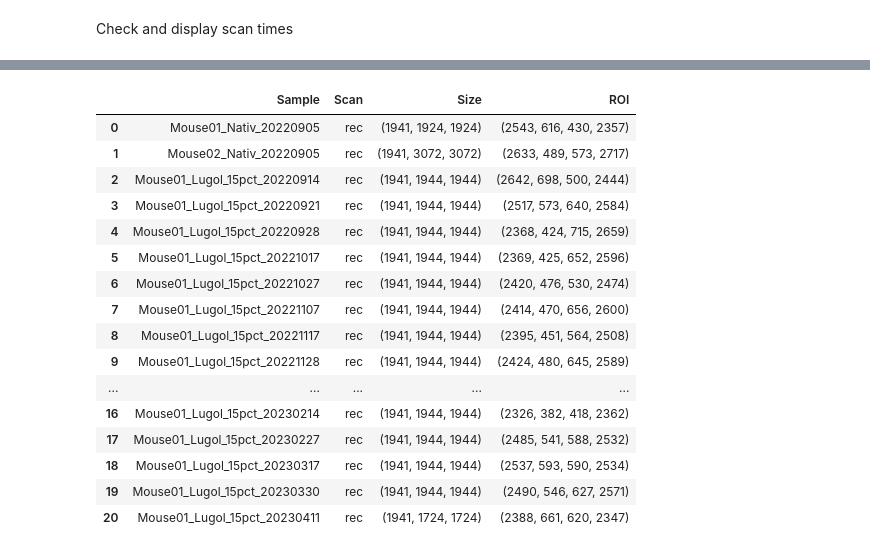
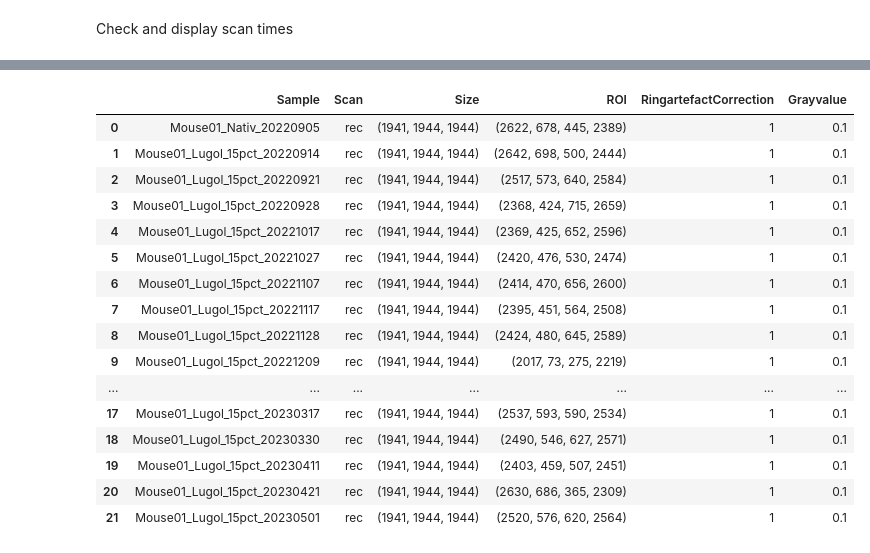
Before and after one commit to habi/FemalePelvicFloor, a Jupyter notebook: Preview_Mouse_Scans.ipynb, the cells around one changed output, grey strips where cells are left out. Saved outputs shown, nothing was run; the diff lists cells and outputs as text; code cells hidden in the pictures.

```diff
--- a/Preview_Mouse_Scans.ipynb
+++ b/Preview_Mouse_Scans.ipynb
@@ -506,22 +514,22 @@ for c, row in tqdm(Data.iterrows(),
 # How big are the datasets?
 Data['Size'] = [rec.shape for rec in Reconstructions]
 # %%
-Data[['Sample', 'Scan', 'Size', 'ROI']]
+Data[['Sample', 'Scan', 'Size', 'ROI', 'RingartefactCorrection', 'Grayvalue']]
 # %% [output]
-|  | Sample | Scan | Size | ROI |
-| 0 | Mouse01_Nativ_20220905 | rec | (1941, 1924, 1924) | (2543, 616, 430, 2357) |
-| 1 | Mouse02_Nativ_20220905 | rec | (1941, 3072, 3072) | (2633, 489, 573, 2717) |
-| 2 | Mouse01_Lugol_15pct_20220914 | rec | (1941, 1944, 1944) | (2642, 698, 500, 2444) |
-| 3 | Mouse01_Lugol_15pct_20220921 | rec | (1941, 1944, 1944) | (2517, 573, 640, 2584) |
-| 4 | Mouse01_Lugol_15pct_20220928 | rec | (1941, 1944, 1944) | (2368, 424, 715, 2659) |
-| 5 | Mouse01_Lugol_15pct_20221017 | rec | (1941, 1944, 1944) | (2369, 425, 652, 2596) |
-| 6 | Mouse01_Lugol_15pct_20221027 | rec | (1941, 1944, 1944) | (2420, 476, 530, 2474) |
-| 7 | Mouse01_Lugol_15pct_20221107 | rec | (1941, 1944, 1944) | (2414, 470, 656, 2600) |
-| 8 | Mouse01_Lugol_15pct_20221117 | rec | (1941, 1944, 1944) | (2395, 451, 564, 2508) |
-| 9 | Mouse01_Lugol_15pct_20221128 | rec | (1941, 1944, 1944) | (2424, 480, 645, 2589) |
-| ... | ... | ... | ... | ... |
-| 16 | Mouse01_Lugol_15pct_20230214 | rec | (1941, 1944, 1944) | (2326, 382, 418, 2362) |
-| 17 | Mouse01_Lugol_15pct_20230227 | rec | (1941, 1944, 1944) | (2485, 541, 588, 2532) |
-| 18 | Mouse01_Lugol_15pct_20230317 | rec | (1941, 1944, 1944) | (2537, 593, 590, 2534) |
-| 19 | Mouse01_Lugol_15pct_20230330 | rec | (1941, 1944, 1944) | (2490, 546, 627, 2571) |
-| 20 | Mouse01_Lugol_15pct_20230411 | rec | (1941, 1724, 1724) | (2388, 661, 620, 2347) |
+|  | Sample | Scan | Size | ROI | RingartefactCorrection | Grayvalue |
+| 0 | Mouse01_Nativ_20220905 | rec | (1941, 1944, 1944) | (2622, 678, 445, 2389) | 1 | 0.1 |
+| 1 | Mouse01_Lugol_15pct_20220914 | rec | (1941, 1944, 1944) | (2642, 698, 500, 2444) | 1 | 0.1 |
+| 2 | Mouse01_Lugol_15pct_20220921 | rec | (1941, 1944, 1944) | (2517, 573, 640, 2584) | 1 | 0.1 |
+| 3 | Mouse01_Lugol_15pct_20220928 | rec | (1941, 1944, 1944) | (2368, 424, 715, 2659) | 1 | 0.1 |
+| 4 | Mouse01_Lugol_15pct_20221017 | rec | (1941, 1944, 1944) | (2369, 425, 652, 2596) | 1 | 0.1 |
+| 5 | Mouse01_Lugol_15pct_20221027 | rec | (1941, 1944, 1944) | (2420, 476, 530, 2474) | 1 | 0.1 |
+| 6 | Mouse01_Lugol_15pct_20221107 | rec | (1941, 1944, 1944) | (2414, 470, 656, 2600) | 1 | 0.1 |
+| 7 | Mouse01_Lugol_15pct_20221117 | rec | (1941, 1944, 1944) | (2395, 451, 564, 2508) | 1 | 0.1 |
+| 8 | Mouse01_Lugol_15pct_20221128 | rec | (1941, 1944, 1944) | (2424, 480, 645, 2589) | 1 | 0.1 |
+| 9 | Mouse01_Lugol_15pct_20221209 | rec | (1941, 1944, 1944) | (2017, 73, 275, 2219) | 1 | 0.1 |
+| ... | ... | ... | ... | ... | ... | ... |
+| 17 | Mouse01_Lugol_15pct_20230317 | rec | (1941, 1944, 1944) | (2537, 593, 590, 2534) | 1 | 0.1 |
+| 18 | Mouse01_Lugol_15pct_20230330 | rec | (1941, 1944, 1944) | (2490, 546, 627, 2571) | 1 | 0.1 |
+| 19 | Mouse01_Lugol_15pct_20230411 | rec | (1941, 1944, 1944) | (2403, 459, 507, 2451) | 1 | 0.1 |
+| 20 | Mouse01_Lugol_15pct_20230421 | rec | (1941, 1944, 1944) | (2630, 686, 365, 2309) | 1 | 0.1 |
+| 21 | Mouse01_Lugol_15pct_20230501 | rec | (1941, 1944, 1944) | (2520, 576, 620, 2564) | 1 | 0.1 |
```
Also changed, not shown: parts of 39 cells of this notebook, 1 other file.
